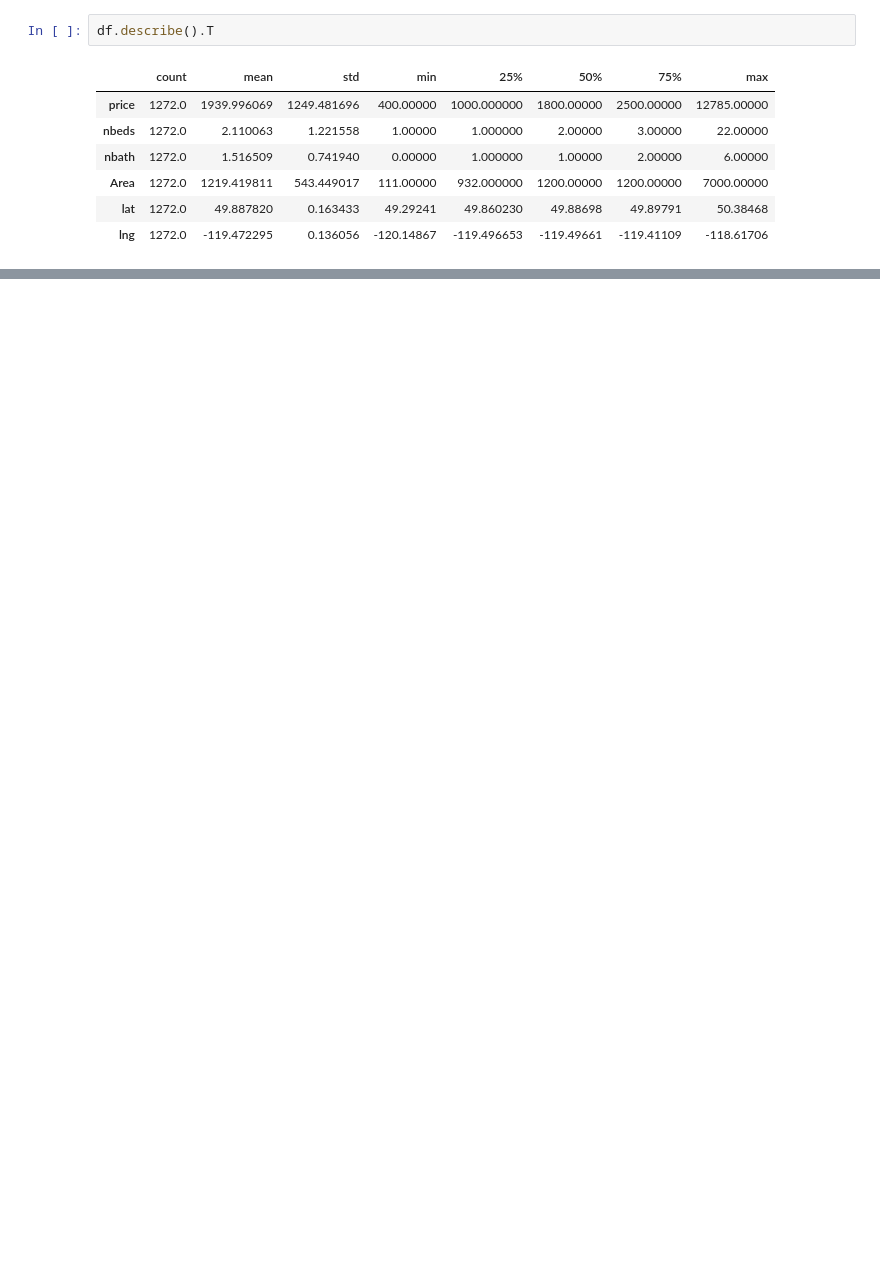
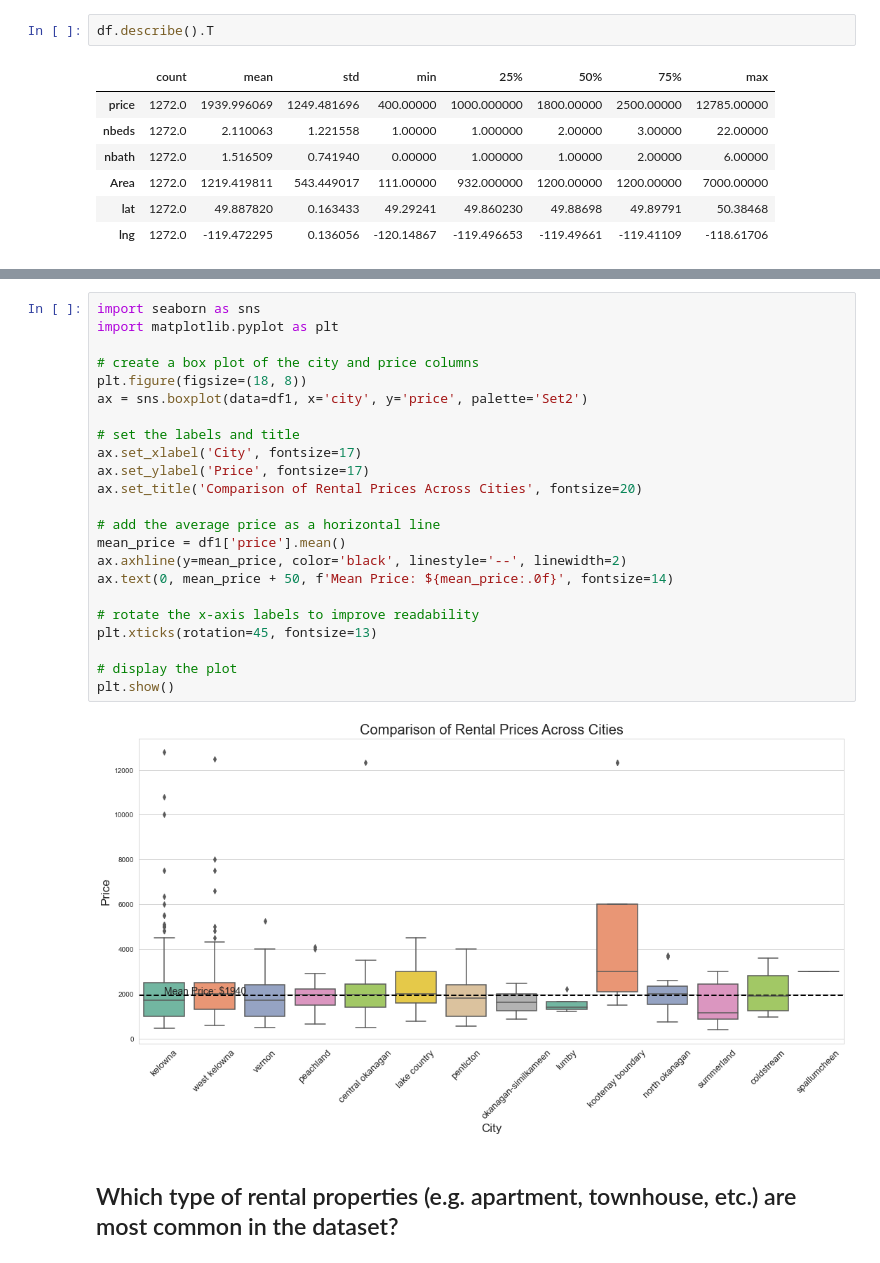
Before and after one commit to aiillen/Kelowna-Rental-Price-Prediction-Using-Machine-Learning-Algorithms, a Jupyter notebook: notebooks/EDA.ipynb, the cells around one changed output, grey strips where cells are left out. Drawn from its saved outputs; the diff is of its cells as text; blank space fills up the shorter version.

```diff
--- a/notebooks/EDA.ipynb
+++ b/notebooks/EDA.ipynb
@@ -50,0 +101,27 @@ df.describe().T
+# %%
+import seaborn as sns
+import matplotlib.pyplot as plt
+
+# create a box plot of the city and price columns
+plt.figure(figsize=(18, 8))
+ax = sns.boxplot(data=df1, x='city', y='price', palette='Set2')
+
+# set the labels and title
+ax.set_xlabel('City', fontsize=17)
+ax.set_ylabel('Price', fontsize=17)
+ax.set_title('Comparison of Rental Prices Across Cities', fontsize=20)
+
+# add the average price as a horizontal line
+mean_price = df1['price'].mean()
+ax.axhline(y=mean_price, color='black', linestyle='--', linewidth=2)
+ax.text(0, mean_price + 50, f'Mean Price: ${mean_price:.0f}', fontsize=14)
+
+# rotate the x-axis labels to improve readability
+plt.xticks(rotation=45, fontsize=13)
+
+# display the plot
+plt.show()
+# %% [output]
+[figure, added]
+# %% [markdown]
+## Which type of rental properties (e.g. apartment, townhouse, etc.) are most common in the dataset?
```
Also changed, not shown: parts of 23 cells of this notebook.
